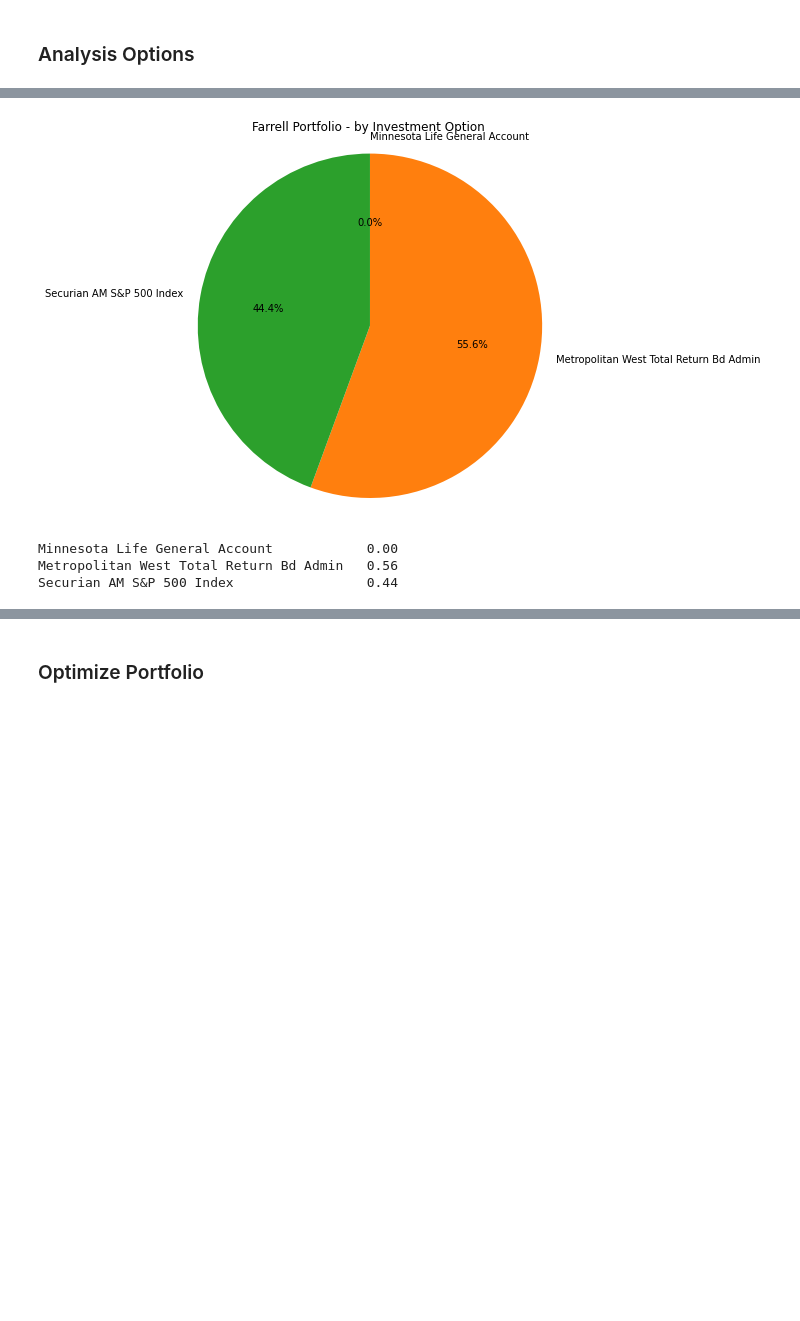
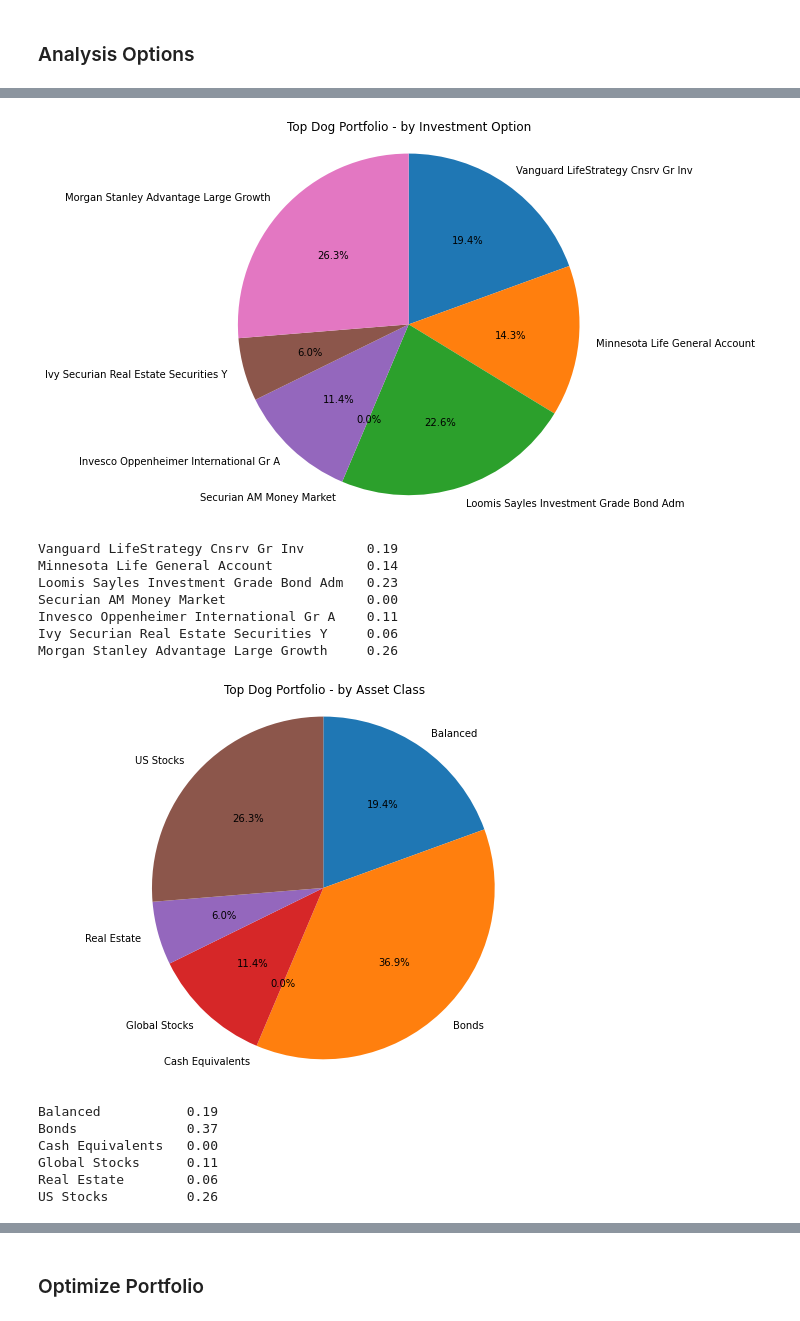
Before and after one commit to fja05680/brownbear, a Jupyter notebook: portfolios/securian-401k/portfolio.ipynb, the cells around one changed output, grey strips where cells are left out. Drawn from its saved outputs; the diff is of its cells as text; code cells hidden in the pictures; blank space fills up the shorter version.

Commit message:
update FRS and Securian data

```diff
--- a/portfolios/securian-401k/portfolio.ipynb
+++ b/portfolios/securian-401k/portfolio.ipynb
@@ -106,12 +106,13 @@ age2_portfolio = {
 # top dogs - top performer by sharpe ratio in each Asset Class, equal weights
 top_dog_portfolio = {
     'Title': 'Top Dog Portfolio',
-    'Morgan Stanley Advantage Large Growth': 1/6,
-    'Ivy Securian Real Estate Securities Y': 1/6,
-    'Minnesota Life General Account': 1/6,
-    'Securian AM Money Market': 1/6,
-    'Invesco Oppenheimer International Gr A': 1/6,
-    'Vanguard LifeStrategy Cnsrv Gr Inv': 1/6
+    'Morgan Stanley Advantage Large Growth': 1/7,
+    'Ivy Securian Real Estate Securities Y': 1/7,
+    'Invesco Oppenheimer International Gr A': 1/7,
+    'Securian AM Money Market': 1/7,
+    'Loomis Sayles Investment Grade Bond Adm': 1/7,
+    'Vanguard LifeStrategy Cnsrv Gr Inv': 1/7,
+    'Minnesota Life General Account': 1/6
 }
 
 # 50% S&P 500, 50% bonds
@@ -206,7 +207,7 @@ fja_portfolio = {
 ### Choose Portfolio Option
 # %%
 # Select one of the portfolios from above
-portfolio_option = fja_portfolio
+portfolio_option = top_dog_portfolio
 # %%
 # Make a copy so that the original portfolio is preserved
 portfolio_option = portfolio_option.copy()
@@ -262,11 +273,22 @@ summary
 # %%
 # Show pie charts of investment and asset class weights
-bb.show_pie_charts(df, portfolio_option, charts=['Investment Option'])
+bb.show_pie_charts(df, portfolio_option, charts=['Investment Option', 'Asset Class'])
 # %% [output]
-[figure, old version]
+[figure, new version]
-Minnesota Life General Account            0.00
-Metropolitan West Total Return Bd Admin   0.56
-Securian AM S&P 500 Index                 0.44
+Vanguard LifeStrategy Cnsrv Gr Inv        0.19
+Minnesota Life General Account            0.14
+Loomis Sayles Investment Grade Bond Adm   0.23
+Securian AM Money Market                  0.00
+Invesco Oppenheimer International Gr A    0.11
+Ivy Securian Real Estate Securities Y     0.06
+Morgan Stanley Advantage Large Growth     0.26
+[figure, added]
+Balanced           0.19
+Bonds              0.37
+Cash Equivalents   0.00
+Global Stocks      0.11
+Real Estate        0.06
+US Stocks          0.26
 # %%
 # Show exact weights
 bb.print_portfolio(portfolio_option)
```
Also changed, not shown: parts of 7 cells of this notebook, 9 other files.
